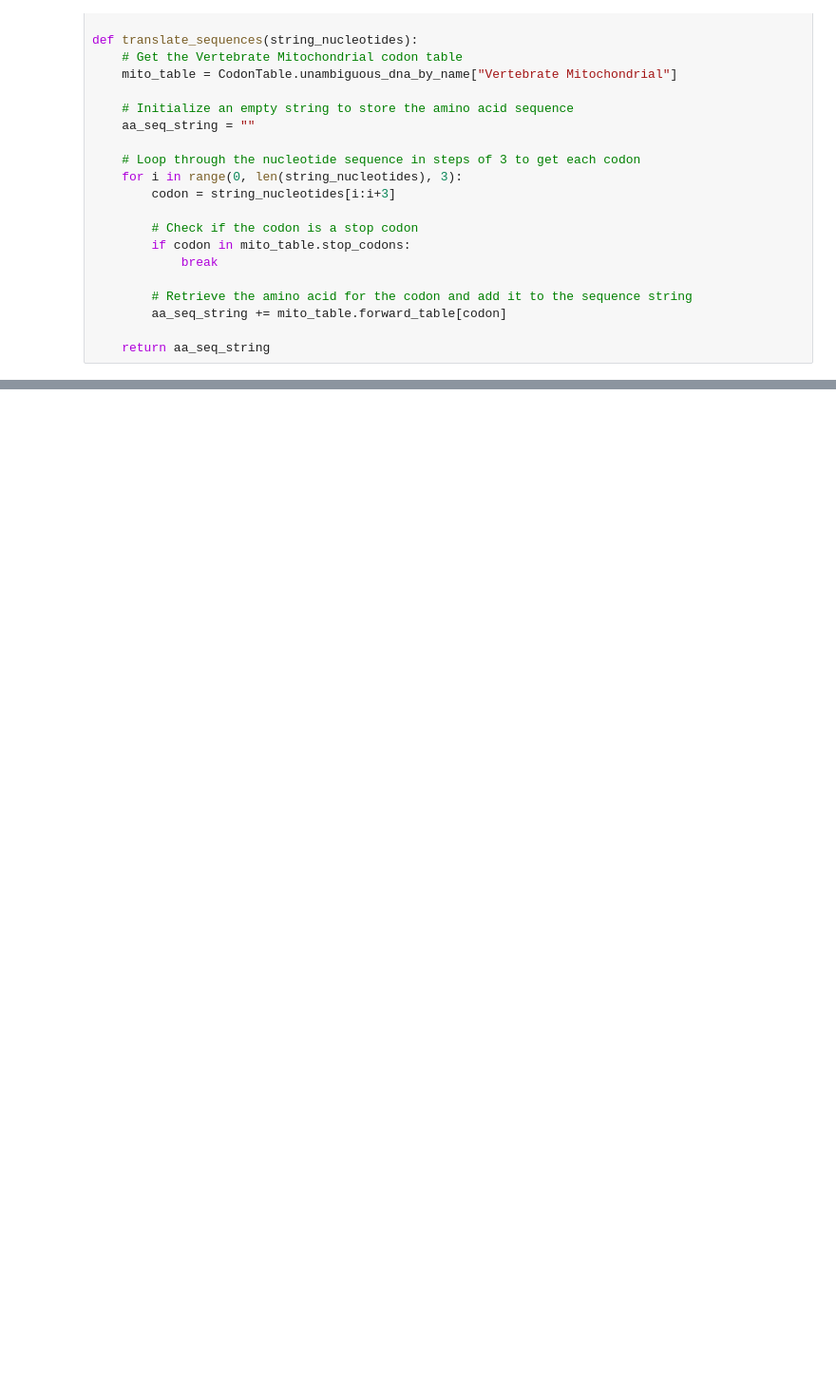
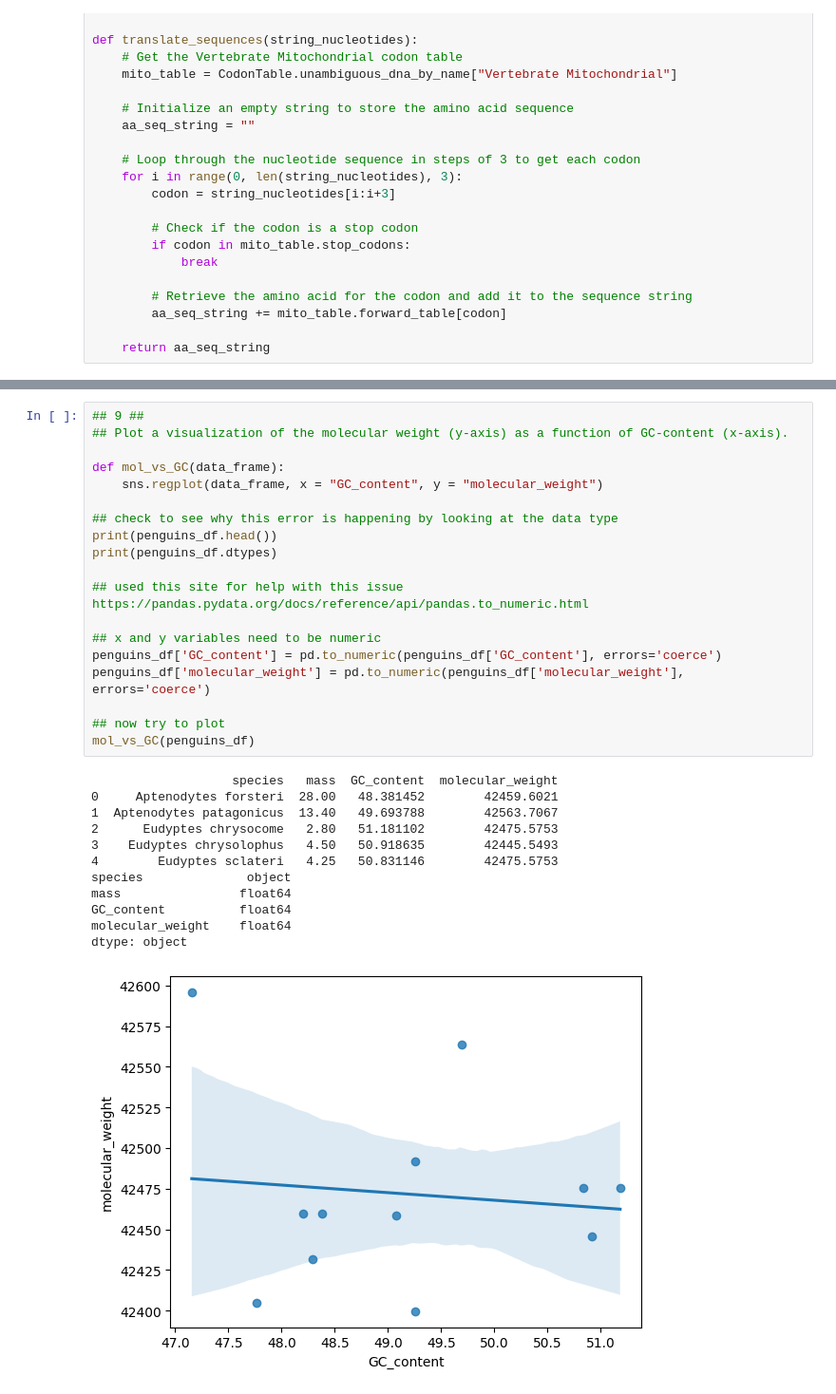
Before and after one commit to jreovito/BCB546-PythonHW_Spring2025, a Jupyter notebook: assignments/Python_Assignment/Eovito_Python_HW-1.ipynb, the cells around one changed output, grey strips where cells are left out. Shown at 95% size. Saved outputs shown, nothing was run; the diff lists cells and outputs as text; blank space fills up the shorter version.

```diff
--- a/assignments/Python_Assignment/Eovito_Python_HW-1.ipynb
+++ b/assignments/Python_Assignment/Eovito_Python_HW-1.ipynb
@@ -110,0 +318,32 @@ def translate_sequences(string_nucleotides):
+# %%
+## 9 ##
+## Plot a visualization of the molecular weight (y-axis) as a function of GC-content (x-axis).
+
+def mol_vs_GC(data_frame):
+    sns.regplot(data_frame, x = "GC_content", y = "molecular_weight")
+
+## check to see why this error is happening by looking at the data type
+print(penguins_df.head())
+print(penguins_df.dtypes)
+
+## used this site for help with this issue https://pandas.pydata.org/docs/reference/api/pandas.to_numeric.html
+
+## x and y variables need to be numeric
+penguins_df['GC_content'] = pd.to_numeric(penguins_df['GC_content'], errors='coerce')
+penguins_df['molecular_weight'] = pd.to_numeric(penguins_df['molecular_weight'], errors='coerce')
+
+## now try to plot
+mol_vs_GC(penguins_df)
+# %% [output]
+                   species   mass  GC_content  molecular_weight
+0     Aptenodytes forsteri  28.00   48.381452        42459.6021
+1  Aptenodytes patagonicus  13.40   49.693788        42563.7067
+2      Eudyptes chrysocome   2.80   51.181102        42475.5753
+3    Eudyptes chrysolophus   4.50   50.918635        42445.5493
+4        Eudyptes sclateri   4.25   50.831146        42475.5753
+species              object
+mass                float64
+GC_content          float64
+molecular_weight    float64
+dtype: object
+[figure, added]
```
Also changed, not shown: parts of 22 cells of this notebook, 1 other file.
